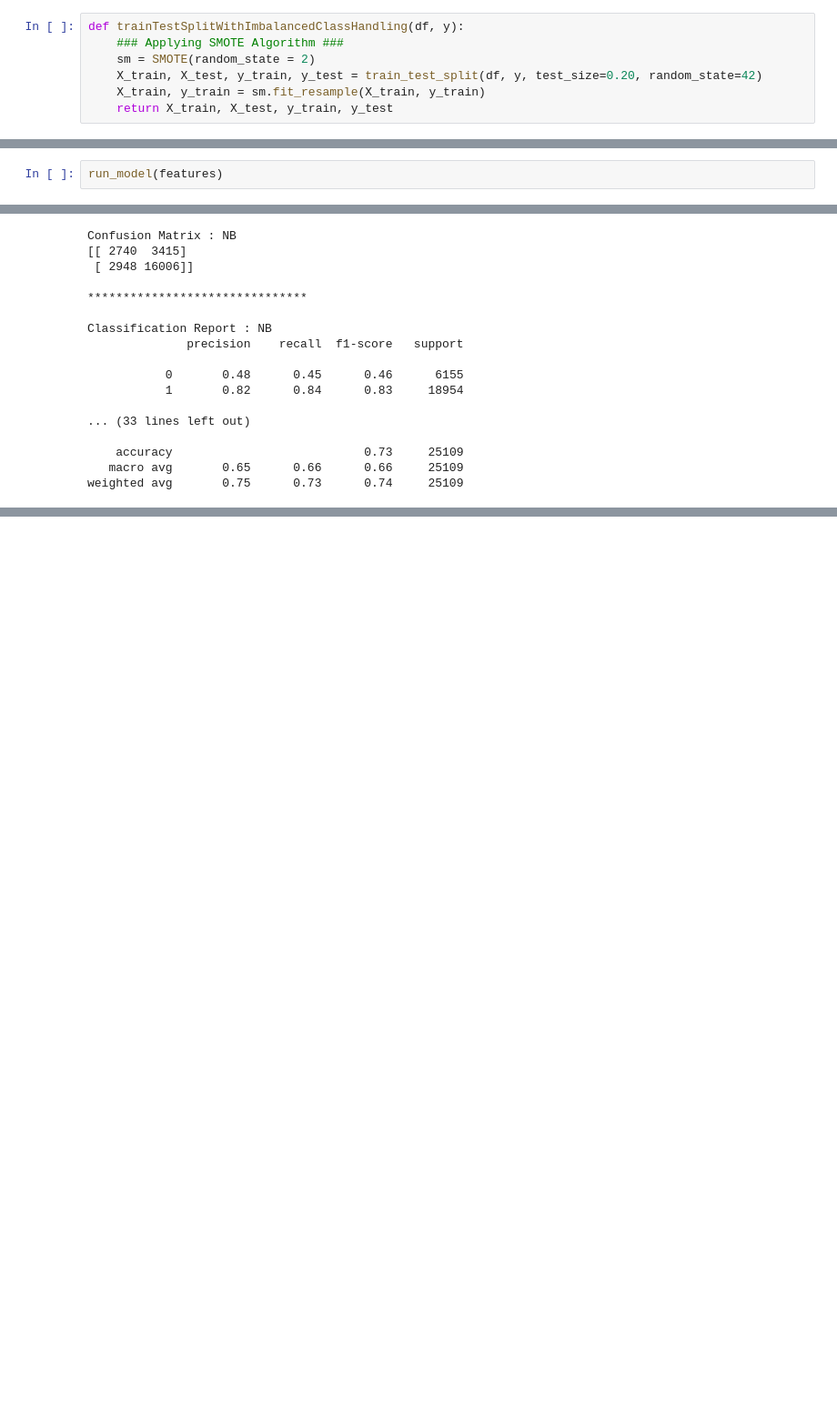
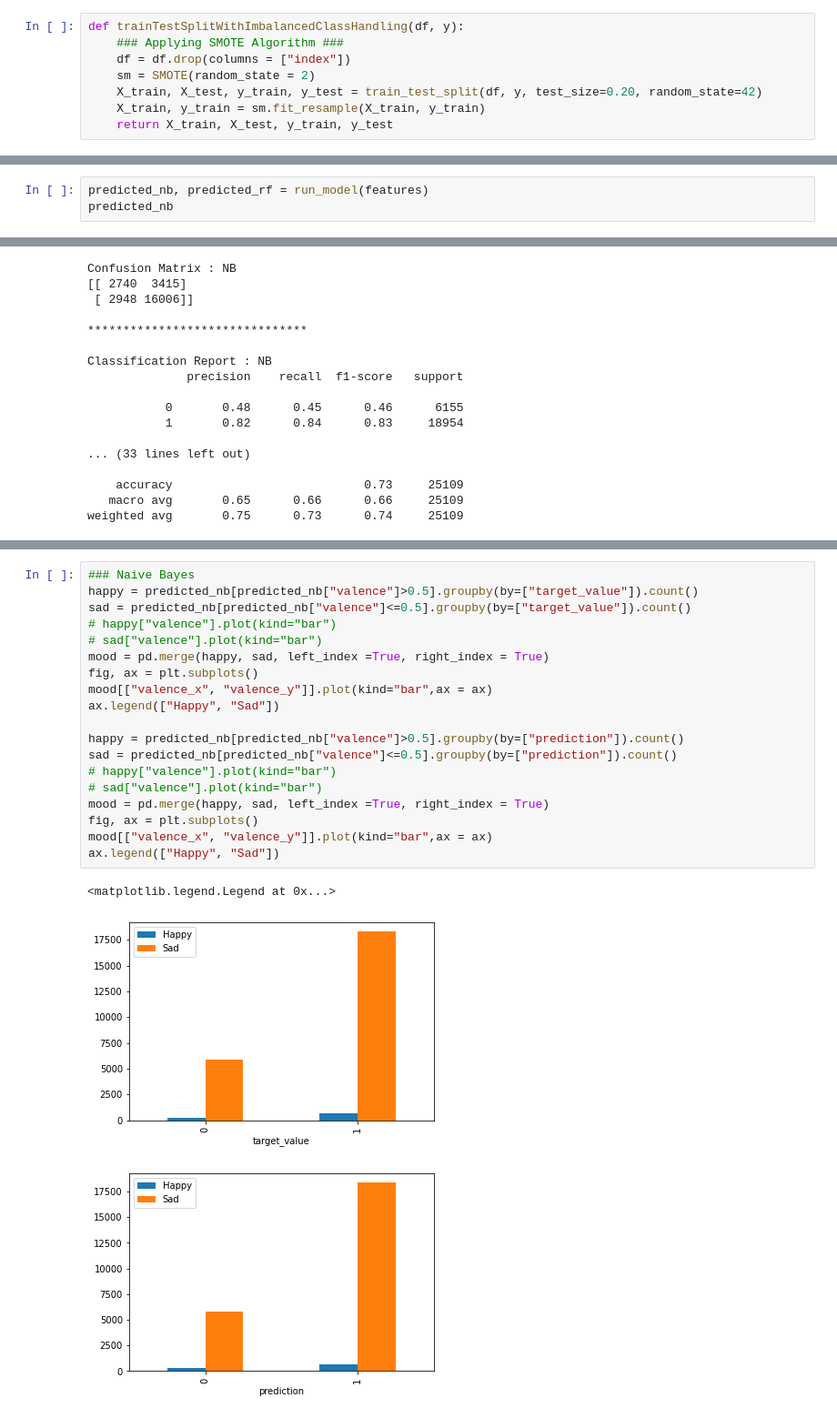
Before and after one commit to anisha1095/Emotion-Analysis-In-Song-Lyrics., a Jupyter notebook: codebase/Classification/Classification.ipynb, the cells around one changed output, grey strips where cells are left out. Shown: that part at 91% size. Cells and saved outputs as stored; diff of their text form; blank space fills up the shorter version.

```diff
--- a/codebase/Classification/Classification.ipynb
+++ b/codebase/Classification/Classification.ipynb
@@ -78,6 +79,7 @@ def trainTestSplit(df, y):
 # %%
 def trainTestSplitWithImbalancedClassHandling(df, y):
     ### Applying SMOTE Algorithm ###
+    df = df.drop(columns = ["index"])
     sm = SMOTE(random_state = 2)
     X_train, X_test, y_train, y_test = train_test_split(df, y, test_size=0.20, random_state=42)
     X_train, y_train = sm.fit_resample(X_train, y_train)
@@ -178,2 +157,0 @@ features.shape ### HACK -- Need to fix
-# %%
-run_model(features)
@@ -210,0 +158,3 @@ weighted avg       0.72      0.72      0.72     25109
+# %%
+predicted_nb, predicted_rf = run_model(features)
+predicted_nb
@@ -441,0 +439,23 @@ weighted avg       0.75      0.73      0.74     25109
+# %%
+### Naive Bayes
+happy = predicted_nb[predicted_nb["valence"]>0.5].groupby(by=["target_value"]).count()
+sad = predicted_nb[predicted_nb["valence"]<=0.5].groupby(by=["target_value"]).count()
+# happy["valence"].plot(kind="bar")
+# sad["valence"].plot(kind="bar")
+mood = pd.merge(happy, sad, left_index =True, right_index = True)
+fig, ax = plt.subplots()
+mood[["valence_x", "valence_y"]].plot(kind="bar",ax = ax)
+ax.legend(["Happy", "Sad"])
+
+happy = predicted_nb[predicted_nb["valence"]>0.5].groupby(by=["prediction"]).count()
+sad = predicted_nb[predicted_nb["valence"]<=0.5].groupby(by=["prediction"]).count()
+# happy["valence"].plot(kind="bar")
+# sad["valence"].plot(kind="bar")
+mood = pd.merge(happy, sad, left_index =True, right_index = True)
+fig, ax = plt.subplots()
+mood[["valence_x", "valence_y"]].plot(kind="bar",ax = ax)
+ax.legend(["Happy", "Sad"])
+# %% [output]
+<matplotlib.legend.Legend at 0x...>
+[figure, added]
+[figure, added]
```
Also changed, not shown: parts of 13 cells of this notebook, 3 other files.
